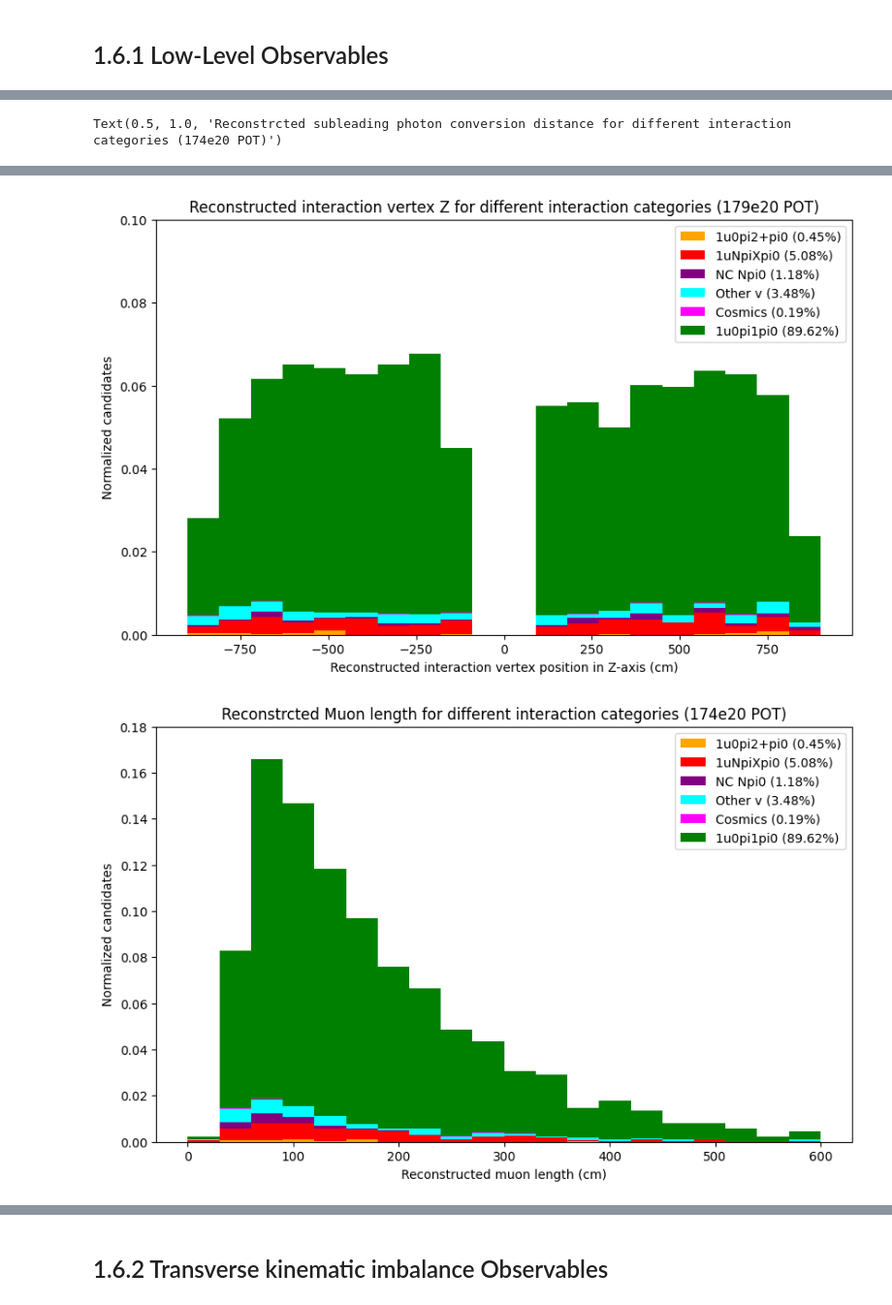
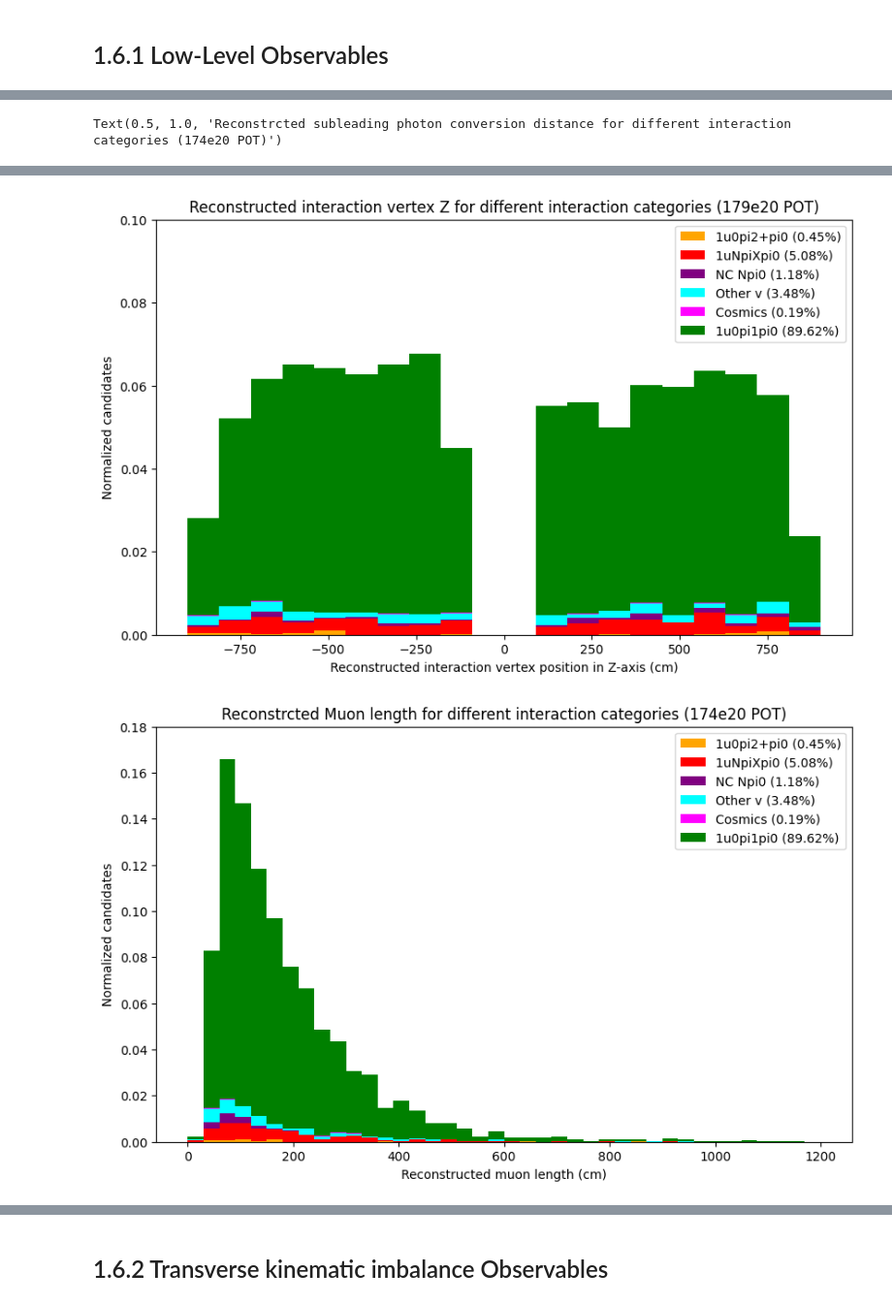
Before and after one commit to jordongalaxy-max/FYP_PYTHON_REAL, a Jupyter notebook: Python/BNB_Paper_Recreation_Normalised_stacked.ipynb, the cells around one changed output, grey strips where cells are left out. Shown at 97% size. Cells and saved outputs as stored; diff of their text form; code cells hidden in the pictures.

```diff
--- a/Python/BNB_Paper_Recreation_Normalised_stacked.ipynb
+++ b/Python/BNB_Paper_Recreation_Normalised_stacked.ipynb
@@ -959,7 +959,7 @@ plt.title(f"Reconstructed interaction vertex Z for different interaction categor
 reco_muon_length = [neutrino_1mu0pi2pluspi0_category["reco_muon_length"], neutrino_1muNpiXpi0_category["reco_muon_length"], neutrino_0muNpi0_category["reco_muon_length"], neutrino_othernu_category["reco_muon_length"], cosmics_category["reco_muon_length"], neutrino_1mu0pi1pi0_category["reco_muon_length"]]
 reco_muon_length_labels = [f"1u0pi2+pi0 ({len(neutrino_1mu0pi2pluspi0_category)/len(combinedcategory)*100:.2f}%)", f"1uNpiXpi0 ({len(neutrino_1muNpiXpi0_category)/len(combinedcategory)*100:.2f}%)", f"NC Npi0 ({len(neutrino_0muNpi0_category)/len(combinedcategory)*100:.2f}%)", f"Other v ({len(neutrino_othernu_category)/len(combinedcategory)*100:.2f}%)", f"Cosmics ({len(cosmics_category)/len(combinedcategory)*100:.2f}%)", f"1u0pi1pi0 ({len(neutrino_1mu0pi1pi0_category)/len(combinedcategory)*100:.2f}%)"]
 plt.figure(figsize=(10,6))
-plt.hist(reco_muon_length, bins=20, range=(0, 600), alpha=1, weights=[np.ones_like(neutrino_1mu0pi2pluspi0_category["reco_muon_length"]) / len(combinedcategory), np.ones_like(neutrino_1muNpiXpi0_category["reco_muon_length"]) / len(combinedcategory), np.ones_like(neutrino_0muNpi0_category["reco_muon_length"]) / len(combinedcategory), np.ones_like(neutrino_othernu_category["reco_muon_length"]) / len(combinedcategory), np.ones_like(cosmics_category["reco_muon_length"]) / len(combinedcategory), np.ones_like(neutrino_1mu0pi1pi0_category["reco_muon_length"]) / len(combinedcategory)], label=reco_muon_length_labels,
+plt.hist(reco_muon_length, bins=40, range=(0, 1200), alpha=1, weights=[np.ones_like(neutrino_1mu0pi2pluspi0_category["reco_muon_length"]) / len(combinedcategory), np.ones_like(neutrino_1muNpiXpi0_category["reco_muon_length"]) / len(combinedcategory), np.ones_like(neutrino_0muNpi0_category["reco_muon_length"]) / len(combinedcategory), np.ones_like(neutrino_othernu_category["reco_muon_length"]) / len(combinedcategory), np.ones_like(cosmics_category["reco_muon_length"]) / len(combinedcategory), np.ones_like(neutrino_1mu0pi1pi0_category["reco_muon_length"]) / len(combinedcategory)], label=reco_muon_length_labels,
          stacked=True,color=["orange", "red", "purple", "cyan", "magenta", "green"])
 plt.legend()
 plt.ylim(0,0.180)
@@ -979,34 +979,34 @@ plt.hist(reco_shower_conv_dist, bins=20, range=(0, 100), alpha=1, weights=[np.on
          stacked=True,color=["orange", "red", "purple", "cyan", "magenta", "green"])
 plt.legend()
 plt.ylim(0,0.210)
 plt.xlabel("Reconstucted leading photon conv distance (cm)")
 plt.ylabel("Normalized candidates")
 plt.title(f"Reconstrcted leading photon conversion distance for different interaction categories (174e20 POT)")
 
 
 #PLotting the normalized and stacked subleading shower conversion distance
 reco_subleading_shower_conv_dist = [neutrino_1mu0pi2pluspi0_category["reco_pi0_subleading_shower_conv_dist"], neutrino_1muNpiXpi0_category["reco_pi0_subleading_shower_conv_dist"], neutrino_0muNpi0_category["reco_pi0_subleading_shower_conv_dist"], neutrino_othernu_category["reco_pi0_subleading_shower_conv_dist"], cosmics_category["reco_pi0_subleading_shower_conv_dist"], neutrino_1mu0pi1pi0_category["reco_pi0_subleading_shower_conv_dist"]]
 reco_subleading_shower_conv_dist_labels = [f"1u0pi2+pi0 ({len(neutrino_1mu0pi2pluspi0_category)/len(combinedcategory)*100:.2f}%)", f"1uNpiXpi0 ({len(neutrino_1muNpiXpi0_category)/len(combinedcategory)*100:.2f}%)", f"NC Npi0 ({len(neutrino_0muNpi0_category)/len(combinedcategory)*100:.2f}%)", f"Other v ({len(neutrino_othernu_category)/len(combinedcategory)*100:.2f}%)", f"Cosmics ({len(cosmics_category)/len(combinedcategory)*100:.2f}%)", f"1u0pi1pi0 ({len(neutrino_1mu0pi1pi0_category)/len(combinedcategory)*100:.2f}%)"]
 plt.figure(figsize=(10,6))
 plt.hist(reco_subleading_shower_conv_dist, bins=20, range=(0, 100), alpha=1, weights=[np.ones_like(neutrino_1mu0pi2pluspi0_category["reco_pi0_subleading_shower_conv_dist"]) / len(combinedcategory), np.ones_like(neutrino_1muNpiXpi0_category["reco_pi0_subleading_shower_conv_dist"]) / len(combinedcategory), np.ones_like(neutrino_0muNpi0_category["reco_pi0_subleading_shower_conv_dist"]) / len(combinedcategory), np.ones_like(neutrino_othernu_category["reco_pi0_subleading_shower_conv_dist"]) / len(combinedcategory), np.ones_like(cosmics_category["reco_pi0_subleading_shower_conv_dist"]) / len(combinedcategory), np.ones_like(neutrino_1mu0pi1pi0_category["reco_pi0_subleading_shower_conv_dist"]) / len(combinedcategory)], label=reco_subleading_shower_conv_dist_labels,
          stacked=True,color=["orange", "red", "purple", "cyan", "magenta", "green"])
 plt.legend()
 plt.ylim(0,0.180)
 plt.xlabel("Reconstucted subleading photon conv distance (cm)")
 plt.ylabel("Normalized candidates")
 plt.title(f"Reconstrcted subleading photon conversion distance for different interaction categories (174e20 POT)")
 # %% [output]
 Number of cosmic interactions and percentage: 8 out of 4249 (0.19%)
 Number of 1mu0pi1pi0 CC neutrinointeractions and percentage: 3808 out of 4249 (89.62%)
 Number of 1mu0pi2+pi0 CC neutrino interactions and percentage: 19 out of 4249 (0.45%)
 Number of 1muNpiXpi0 CC neutrino interactions and percentage: 216 out of 4249 (5.08%)
 Number of 0muNpi0 NC neutrino interactions and percentage: 50 out of 4249 (1.18%)
 Number of other neutrino interactions and percentage: 148 out of 4249 (3.48%)
 Text(0.5, 1.0, 'Reconstrcted subleading photon conversion distance for different interaction categories (174e20 POT)')
 [figure]
 [figure]
 [figure]
-[figure, old version]
+[figure, new version]
 [figure]
 [figure]
 # %% [markdown]
```
Also changed, not shown: parts of 4 cells of this notebook, 7 other files.
